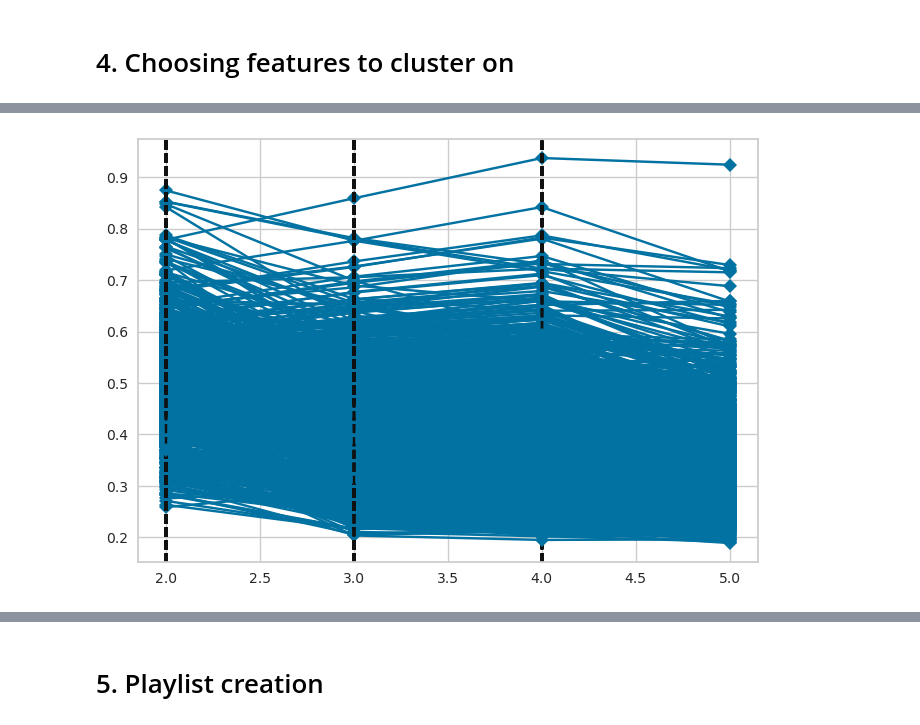
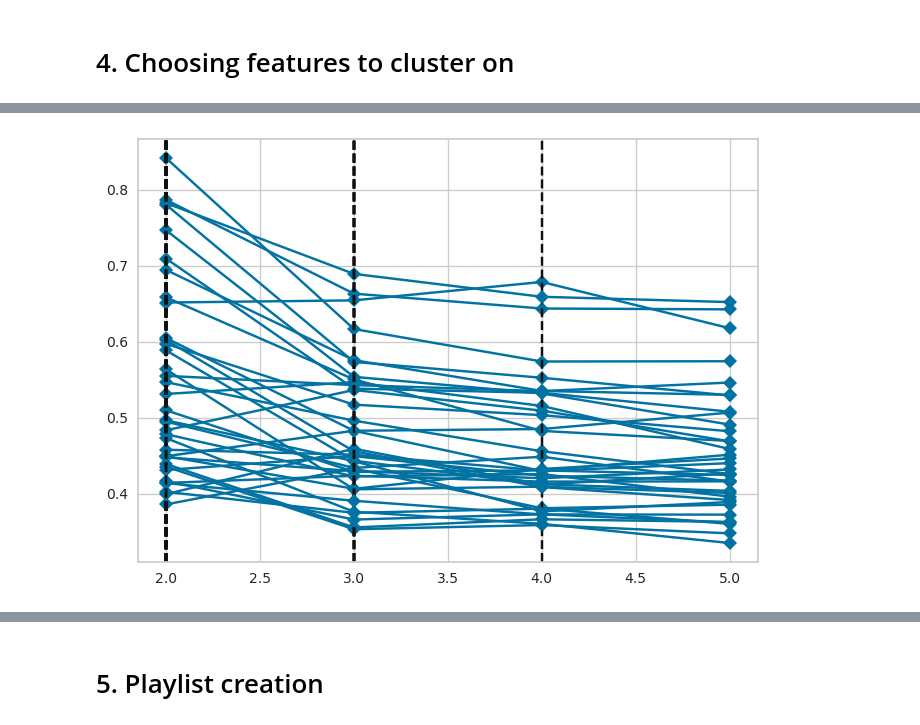
Before and after one commit to yashpar1/playlist-builder, a Jupyter notebook: exploratory_analysis_and_walkthrough.ipynb, the cells around one changed output, grey strips where cells are left out. Drawn from its saved outputs; the diff is of its cells as text; code cells hidden in the pictures.

Commit message:
Major updates to walkthrough and code, including automatic extraction of best feature combination to use with a playlist using a simple scoring method.

```diff
--- a/exploratory_analysis_and_walkthrough.ipynb
+++ b/exploratory_analysis_and_walkthrough.ipynb
@@ -47,5 +47,5 @@ while offset < len(song_ids):
     song_feats += sp.audio_features(tracks=song_ids[offset: offset + limit])
     offset += limit
 # %%
-df_feats = pd.DataFrame(song_feats).drop(['type', 'uri', 'track_href', 'analysis_url', 'duration_ms', 'key', 'time_signature'], axis=1)
+df_feats = pd.DataFrame(song_feats).drop(['type', 'uri', 'track_href', 'analysis_url', 'duration_ms', 'key', 'time_signature', 'mode'], axis=1)
 # %% [markdown]
@@ -79,21 +81,18 @@ findfont: Generic family 'sans-serif' not found because none of the following fa
 # %%
 n_clusters = [2, 3, 4, 5, 6]
 cols = list(df_feats)
-feats = 2
-combo, score, value = [], [], []
-while feats <= len(cols):
-    combos = list(combinations(cols, feats))
-    combo += combos
-    for comb in combos:
-        subset = df_feats[list(comb)]
-        model = KElbowVisualizer(KMeans(), k=(min(n_clusters), max(n_clusters)), metric='silhouette', timings=False)
-        model.fit(subset.values)
-        score.append(model.elbow_score_)
-        value.append(model.elbow_value_)
-    feats += 1
+score, value = [], []
+combos = list(combinations(cols, 2))
+for combo in combos:
+    subset = df_feats[list(combo)]
+    model = KElbowVisualizer(KMeans(), k=(min(n_clusters), max(n_clusters)), metric='silhouette', timings=False)
+    model.fit(subset.values)
+    score.append(model.elbow_score_)
+    value.append(model.elbow_value_)
 
-output = {'combo': combo, 'score': score, 'elbow': value}
-df_combos = pd.DataFrame(output)
+performance = {'score': score, 'elbow': value}
+df_combos = pd.DataFrame(combos, columns=['feat_1', 'feat_2']).join(pd.DataFrame(performance))
+df_combos['total'] = df_combos.apply(lambda combo: combo['score'] * combo['elbow'], axis=1)
 # %% [output]
-[figure, old version]
+[figure, new version]
 # %% [markdown]
```
Also changed, not shown: parts of 11 cells of this notebook.
